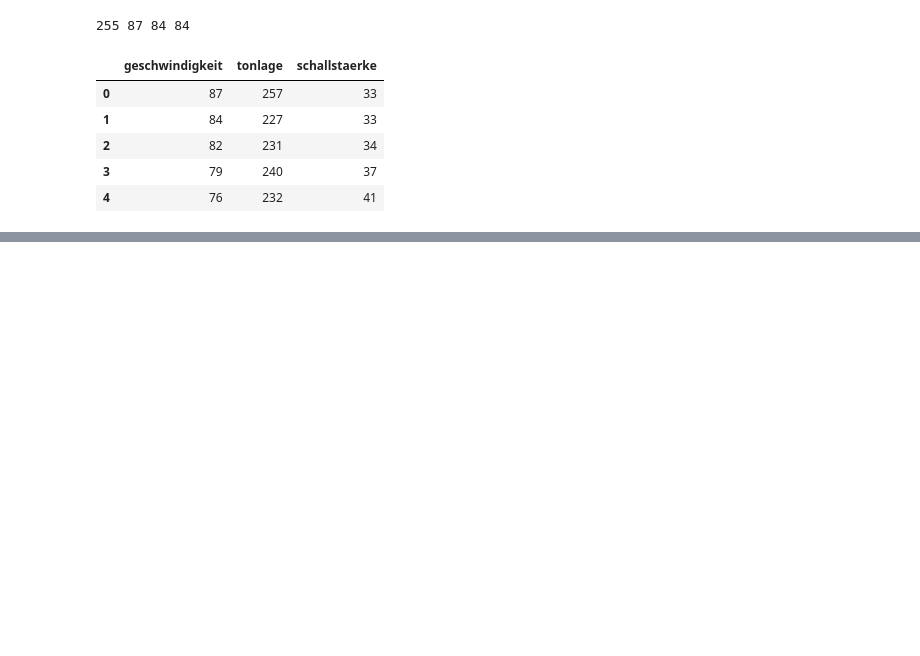
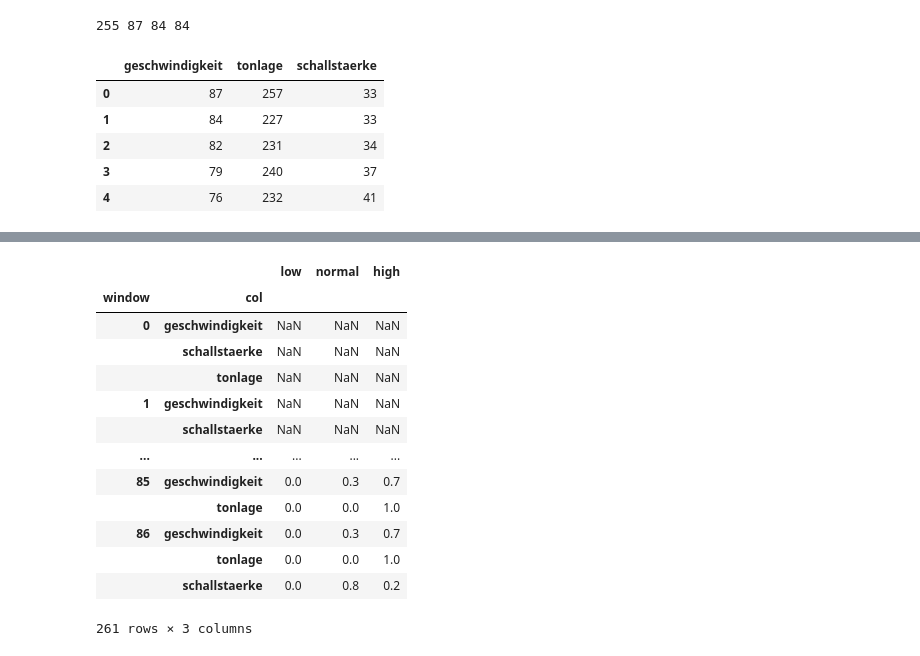
Before and after one commit to mariushegele/dempster-shafer, a Jupyter notebook: data_preparation/normalization.ipynb, the cells around one changed output, grey strips where cells are left out. Drawn from its saved outputs; the diff is of its cells as text; code cells hidden in the pictures; blank space fills up the shorter version.

```diff
--- a/data_preparation/normalization.ipynb
+++ b/data_preparation/normalization.ipynb
@@ -28,0 +61,53 @@ Example: with how much confidence was the pitch `high` in the last 10 seconds of
+# %%
+rolling = df1.rolling(window=10)
+
+windows = pd.DataFrame(columns=['low', 'normal', 'high', 'col'])
+
+for col in df:
+    def portion_in_lower_quartile(w):
+        return np.sum(
+                1 for x in w
+                if x <= df[col].quantile(0.25)
+        ) / len(w)
+
+    def portion_in_upper_quartile(w):
+        return np.sum(
+                1 for x in w
+                if x >= df[col].quantile(0.75)
+        ) / len(w)
+
+    def portion_in_between_quartiles(w):
+        return np.sum(
+                1 for x in w
+                if (x > df[col].quantile(0.25)
+                    and x < df[col].quantile(0.75))
+        ) / len(w)
+
+
+    col_windows = pd.DataFrame()
+    col_windows['low'] = rolling[col].agg(portion_in_lower_quartile)
+    col_windows['normal'] = rolling[col].agg(portion_in_between_quartiles)
+    col_windows['high'] = rolling[col].agg(portion_in_upper_quartile)
+    col_windows['col'] = [col] * len(col_windows)
+    windows = windows.append(col_windows)
+
+windows = windows.sort_index()
+index = pd.MultiIndex.from_arrays([windows.index, windows.col],
+                                  names=('window', 'col'))
+windows = windows.drop('col', axis=1).set_index(index)
+windows
+# %% [output]
+|  |  | low | normal | high |
+| window | col |  |  |  |
+| 0 | geschwindigkeit | NaN | NaN | NaN |
+|  | schallstaerke | NaN | NaN | NaN |
+|  | tonlage | NaN | NaN | NaN |
+| 1 | geschwindigkeit | NaN | NaN | NaN |
+|  | schallstaerke | NaN | NaN | NaN |
+| ... | ... | ... | ... | ... |
+| 85 | geschwindigkeit | 0.0 | 0.3 | 0.7 |
+|  | tonlage | 0.0 | 0.0 | 1.0 |
+| 86 | geschwindigkeit | 0.0 | 0.3 | 0.7 |
+|  | tonlage | 0.0 | 0.0 | 1.0 |
+|  | schallstaerke | 0.0 | 0.8 | 0.2 |
+261 rows × 3 columns
```
Also changed, not shown: parts of 18 cells of this notebook, 2 other files.
